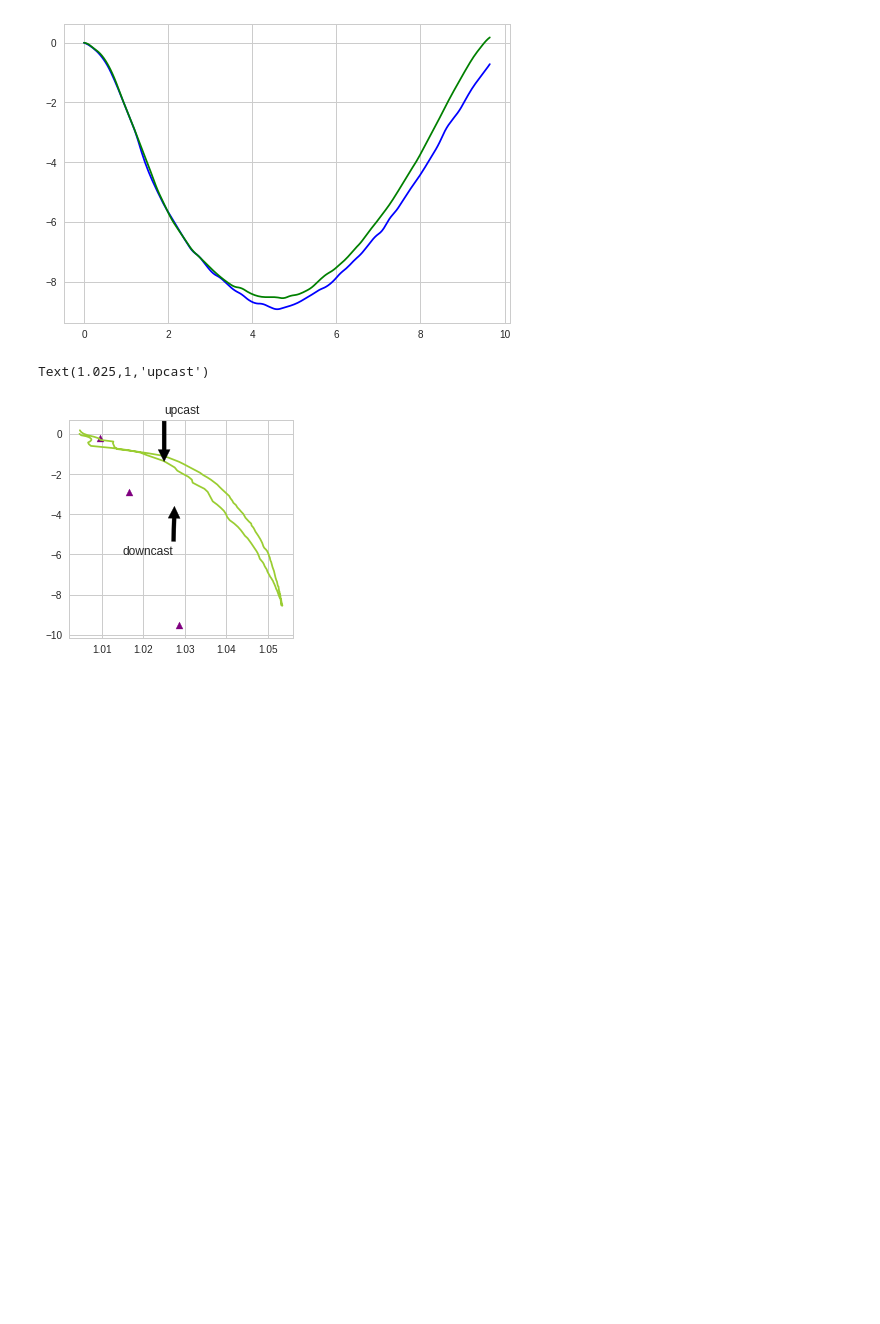
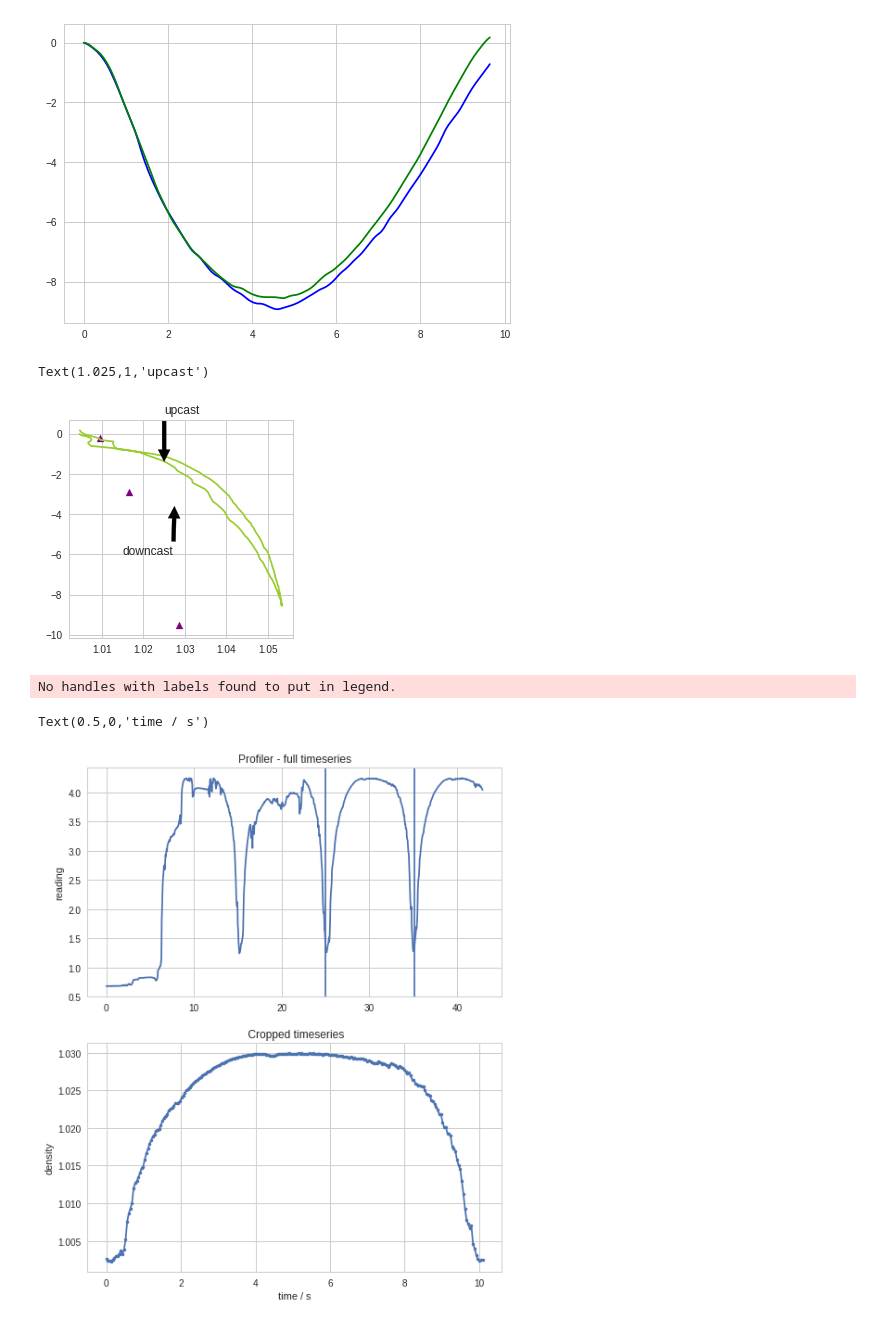
Before and after one commit to UBC-MOAD/MultipleCanyons, a Jupyter notebook: lab/Conduino/notebooks/track_profiler.ipynb, the cells around one changed output. Drawn from its saved outputs; the diff is of its cells as text; code cells hidden in the pictures; blank space fills up the shorter version.

```diff
--- a/lab/Conduino/notebooks/track_profiler.ipynb
+++ b/lab/Conduino/notebooks/track_profiler.ipynb
@@ -199,3 +185,33 @@ ax.annotate('upcast', xy=(1.025, -1.5), xytext=(1.025, 1),
 # %% [output]
 Text(1.025,1,'upcast')
 [figure]
+# %%
+fig, (ax0,ax1) = plt.subplots(2,1, figsize=(8,10))
+
+filepaths = ['../../Conduino/experiments/exp_03jul19/profile02.mat'
+            ]
+ini_indices = [582]
+end_indices = [818]
+
+for filepath, ind, end in zip(filepaths, ini_indices, end_indices):
+    mat = sio.loadmat(filepath, squeeze_me=True)
+    P3 = mat['ch3']
+    time = mat['time']
+    ax0.plot(time[:],P3[:])
+    ax0.axvline(time[ind])
+    ax0.axvline(time[end])
+
+    ax1.plot(time[ind:end]-time[ind],ctools.densP_06Jul19(P3[ind:end]),'.-')
+
+ax1.legend(bbox_to_anchor=(1,1))
+
+ax0.set_ylabel('reading')
+ax1.set_ylabel('density')
+
+ax0.set_title('Profiler - full timeseries')
+ax1.set_title(' Cropped timeseries')
+ax1.set_xlabel('time / s')
+# %% [output]
+No handles with labels found to put in legend.
+Text(0.5,0,'time / s')
+[figure, added]
```
Also changed, not shown: parts of 5 cells of this notebook, 6 other files.
